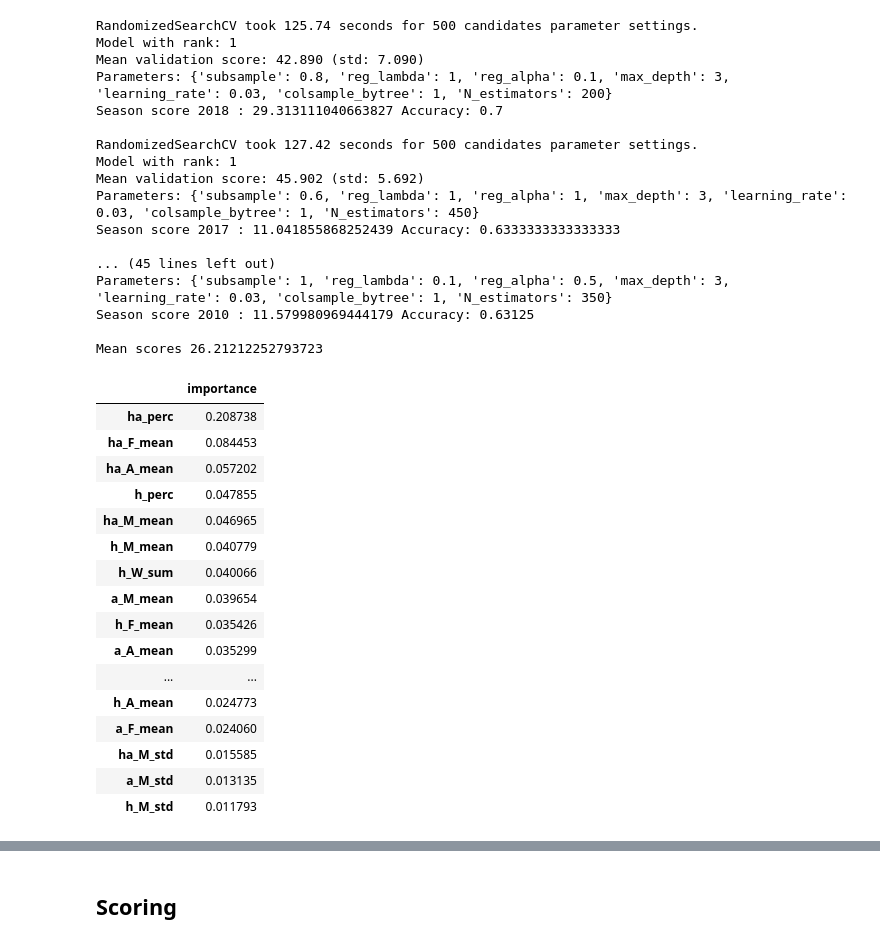
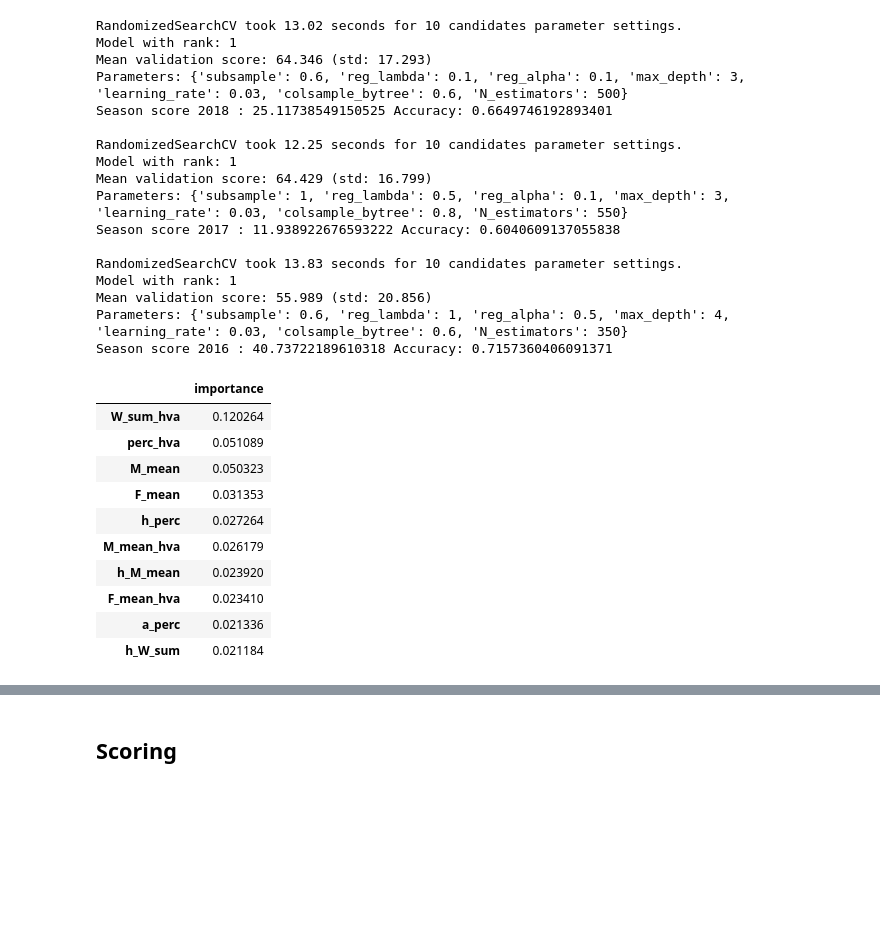
Before and after one commit to toddniven/AFL-Monash-comp, a Jupyter notebook: AFL historical model.ipynb, the cells around one changed output, grey strips where cells are left out. Saved outputs shown, nothing was run; the diff lists cells and outputs as text; code cells hidden in the pictures; blank space fills up the shorter version.

```diff
--- a/AFL historical model.ipynb
+++ b/AFL historical model.ipynb
@@ -1,14 +1,15 @@
 # %%
+%load_ext autoreload
+%autoreload 2
+
 import numpy as np
 import pandas as pd
 import math
 import requests
 from bs4 import BeautifulSoup
-import html5lib
 from sklearn.utils import resample
 import matplotlib.pyplot as plt
-from sklearn.linear_model import LogisticRegressionCV
 from sklearn.model_selection import cross_val_score
-from sklearn.model_selection import train_test_split
 from sklearn import preprocessing
 from sklearn import metrics
+pd.set_option("display.max_columns",100)
@@ -261,0 +130,4 @@ Wins vs losses 0.57574568288854
+# %%
+from data_prep import feature_eng
+training_cols = feature_eng.Features().training_cols()
+pd.DataFrame(feature_eng.Features().div_cols(X_list[10]), columns=training_cols)
@@ -290,7 +181,7 @@ def afl_loss(y_true,y_pred):
 scorer = make_scorer(afl_loss, greater_is_better=True, needs_proba=True)
 
 # run randomized search
-n_iter_search = 500
+n_iter_search = 10
 random_search = RandomizedSearchCV(classifier, param_distributions=param_dist,
                                    scoring=scorer,
                                    n_jobs=-1,
@@ -298,8 +189,8 @@ random_search = RandomizedSearchCV(classifier, param_distributions=param_dist,
 # %%
 from sklearn.model_selection import train_test_split
 from time import time
-X_list = [X1,X2,X3,X4,X5,X6,X7,X8,X9]#,X10,X11,X12,X13,X14,X15]
-y_list = [y1,y2,y3,y4,y5,y6,y7,y8,y9]#,y10,y11,y12,y13,y14,y15]
+X_list = X_list.copy()
+y_list = y_list.copy()
 scores = []
 best_models = []
 
@@ -311,8 +202,8 @@ for j in range(len(X_list)):
     y_train = np.concatenate(y, axis=0)
     X_train = np.concatenate(X, axis=0)
 
-    X_train = div_cols(X_train)
-    X_test = div_cols(X_test)
+    X_train = feature_eng.Features().div_cols(X_train)
+    X_test = feature_eng.Features().div_cols(X_test)
 
     start = time()
     random_search.fit(X_train, y_train)
@@ -330,52 +221,46 @@ for j in range(len(X_list)):
     print("")
 print('Mean scores',np.mean(scores))
 # %% [output]
-RandomizedSearchCV took 125.74 seconds for 500 candidates parameter settings.
+RandomizedSearchCV took 13.02 seconds for 10 candidates parameter settings.
 Model with rank: 1
-Mean validation score: 42.890 (std: 7.090)
-Parameters: {'subsample': 0.8, 'reg_lambda': 1, 'reg_alpha': 0.1, 'max_depth': 3, 'learning_rate': 0.03, 'colsample_bytree': 1, 'N_estimators': 200}
-Season score 2018 : 29.313111040663827 Accuracy: 0.7
+Mean validation score: 64.346 (std: 17.293)
+Parameters: {'subsample': 0.6, 'reg_lambda': 0.1, 'reg_alpha': 0.1, 'max_depth': 3, 'learning_rate': 0.03, 'colsample_bytree': 0.6, 'N_estimators': 500}
+Season score 2018 : 25.11738549150525 Accuracy: 0.6649746192893401
 
-RandomizedSearchCV took 127.42 seconds for 500 candidates parameter settings.
+RandomizedSearchCV took 12.25 seconds for 10 candidates parameter settings.
 Model with rank: 1
-Mean validation score: 45.902 (std: 5.692)
-Parameters: {'subsample': 0.6, 'reg_lambda': 1, 'reg_alpha': 1, 'max_depth': 3, 'learning_rate': 0.03, 'colsample_bytree': 1, 'N_estimators': 450}
-Season score 2017 : 11.041855868252439 Accuracy: 0.6333333333333333
+Mean validation score: 64.429 (std: 16.799)
+Parameters: {'subsample': 1, 'reg_lambda': 0.5, 'reg_alpha': 0.1, 'max_depth': 3, 'learning_rate': 0.03, 'colsample_bytree': 0.8, 'N_estimators': 550}
+Season score 2017 : 11.938922676593222 Accuracy: 0.6040609137055838
 
-... (45 lines left out)
-Parameters: {'subsample': 1, 'reg_lambda': 0.1, 'reg_alpha': 0.5, 'max_depth': 3, 'learning_rate': 0.03, 'colsample_bytree': 1, 'N_estimators': 350}
-Season score 2010 : 11.579980969444179 Accuracy: 0.63125
-
-Mean scores 26.21212252793723
+RandomizedSearchCV took 13.83 seconds for 10 candidates parameter settings.
+Model with rank: 1
+Mean validation score: 55.989 (std: 20.856)
+Parameters: {'subsample': 0.6, 'reg_lambda': 1, 'reg_alpha': 0.5, 'max_depth': 4, 'learning_rate': 0.03, 'colsample_bytree': 0.6, 'N_estimators': 350}
+Season score 2016 : 40.73722189610318 Accuracy: 0.7157360406091371
 # %%
 def averagingImp(models=[]):
     predictions = np.column_stack([
         model.feature_importances_ for model in models
     ])
     return np.mean(predictions, axis=1)
 
 imp = pd.DataFrame(data=averagingImp(best_models),
              index=training_cols,
              columns=['importance']).sort_values(by=['importance'], ascending=False)
-imp
+imp.iloc[:10,:]
 # %% [output]
 |  | importance |
-| ha_perc | 0.208738 |
-| ha_F_mean | 0.084453 |
-| ha_A_mean | 0.057202 |
-| h_perc | 0.047855 |
-| ha_M_mean | 0.046965 |
-| h_M_mean | 0.040779 |
-| h_W_sum | 0.040066 |
-| a_M_mean | 0.039654 |
-| h_F_mean | 0.035426 |
-| a_A_mean | 0.035299 |
-| ... | ... |
-| h_A_mean | 0.024773 |
-| a_F_mean | 0.024060 |
-| ha_M_std | 0.015585 |
-| a_M_std | 0.013135 |
-| h_M_std | 0.011793 |
+| W_sum_hva | 0.120264 |
+| perc_hva | 0.051089 |
+| M_mean | 0.050323 |
+| F_mean | 0.031353 |
+| h_perc | 0.027264 |
+| M_mean_hva | 0.026179 |
+| h_M_mean | 0.023920 |
+| F_mean_hva | 0.023410 |
+| a_perc | 0.021336 |
+| h_W_sum | 0.021184 |
 # %%
 def averagingModels(X, models=[]):
     predictions = np.column_stack([
```
Also changed, not shown: parts of 22 cells of this notebook, 5 other files.
